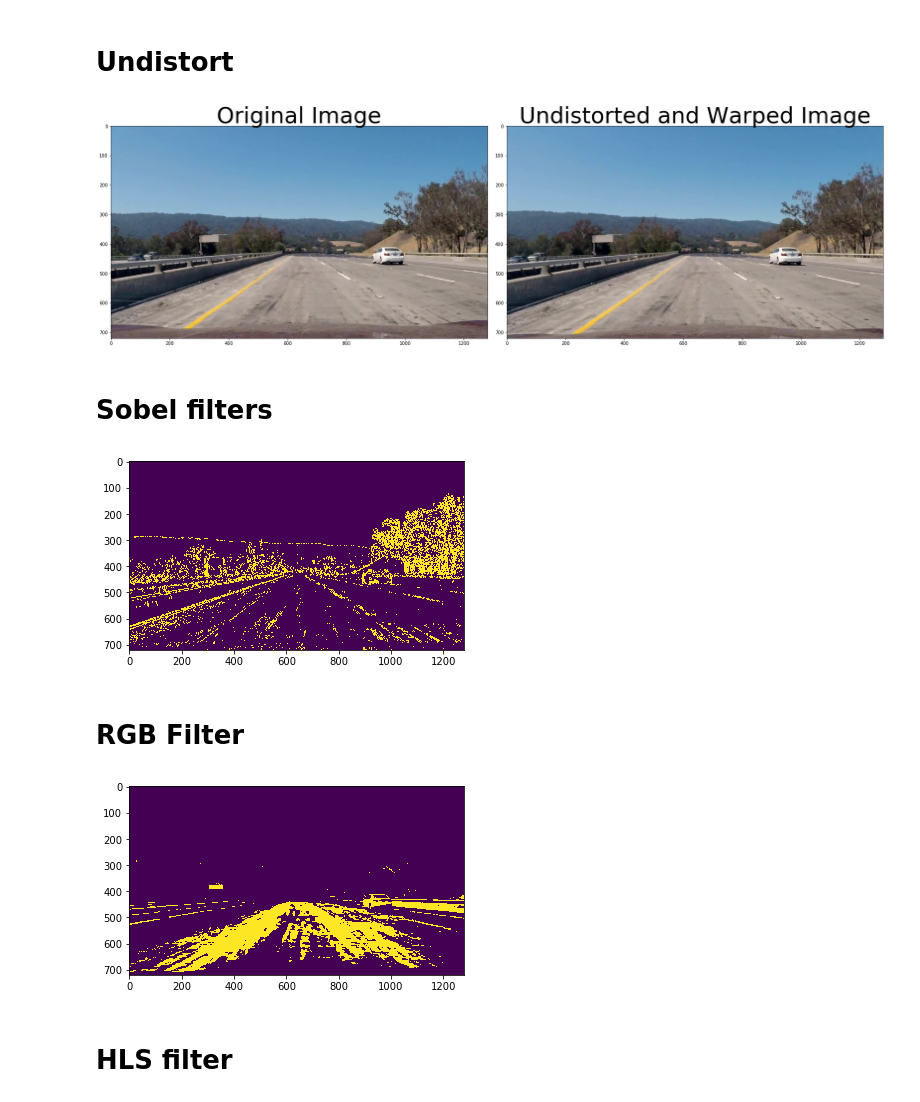
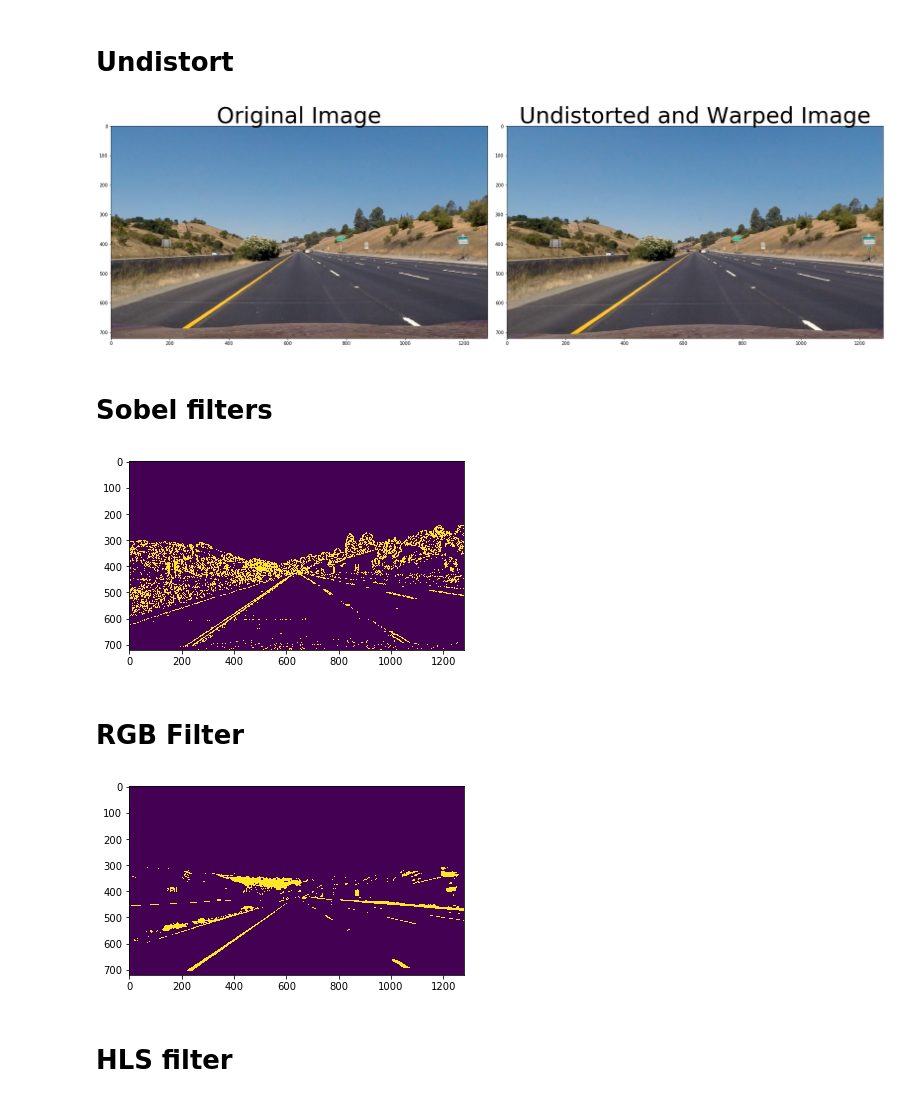
Before and after one commit to kirilcvetkov92/Advanced-Lane-Detection, a Jupyter notebook: Notebook.ipynb, the cells around one changed output. Cells and saved outputs as stored; diff of their text form; code cells hidden in the pictures.

```diff
--- a/Notebook.ipynb
+++ b/Notebook.ipynb
@@ -24,20 +24,20 @@ for fname in fnames :
 # %% [markdown]
 # Undistort
 # %%
-img = mpimg.imread('Project_video_Moment.jpg')
+img = mpimg.imread('straight_lines1.jpg')
 height, width  = img.shape[0], img.shape[1]
 undistorted, dist, mtx = cal_undistort(img, obj_points_list, img_points_list)
 
 f, (ax1, ax2) = plt.subplots(1, 2, figsize=(24, 9))
 f.tight_layout()
 ax1.imshow(img)
 ax1.set_title('Original Image', fontsize=50)
 ax2.imshow(undistorted)
 ax2.set_title('Undistorted and Warped Image', fontsize=50)
 plt.subplots_adjust(left=0., right=1, top=0.9, bottom=0.)
 plt.show()
 # %% [output]
-[figure, old version]
+[figure, new version]
 # %% [markdown]
 # Sobel filters
 # %%
@@ -48,7 +48,7 @@ combined[combined_condition] = 1
 plt.imshow(combined)
 plt.show()
 # %% [output]
-[figure, old version]
+[figure, new version]
 # %% [markdown]
 # RGB Filter
 # %%
@@ -59,7 +59,7 @@ color_combined[r_g_condition] = 1
 plt.imshow(color_combined)
 plt.show()
 # %% [output]
-[figure, old version]
+[figure, new version]
 # %% [markdown]
 # HLS filter
 # %%
```
Also changed, not shown: parts of 14 cells of this notebook, 1 other file.
